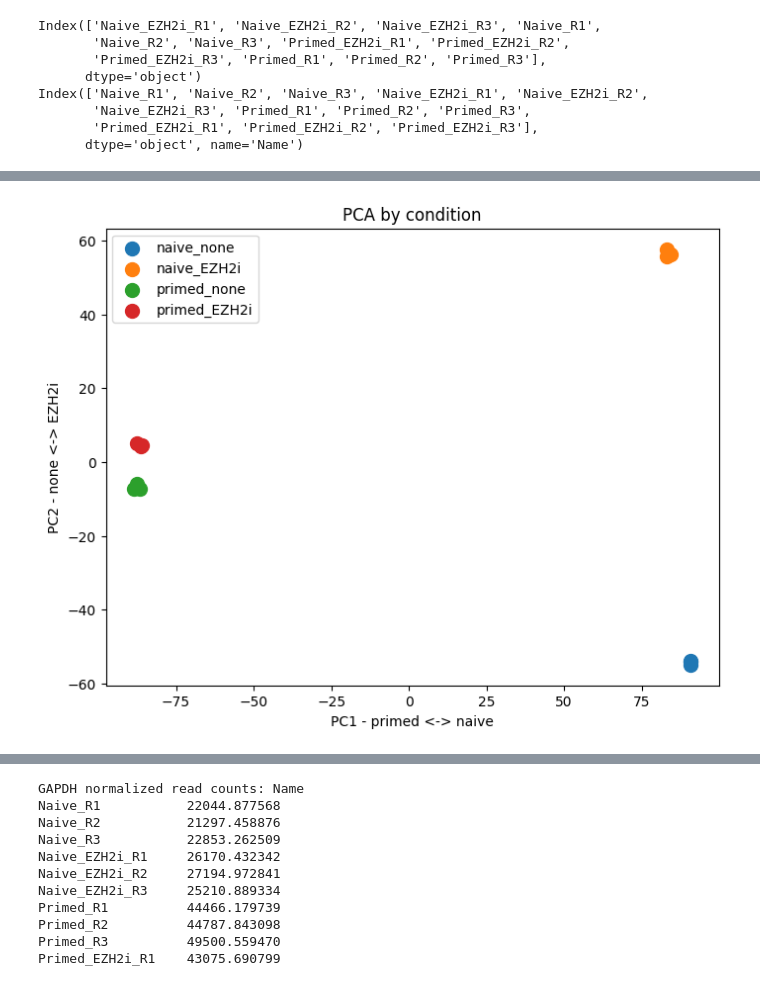
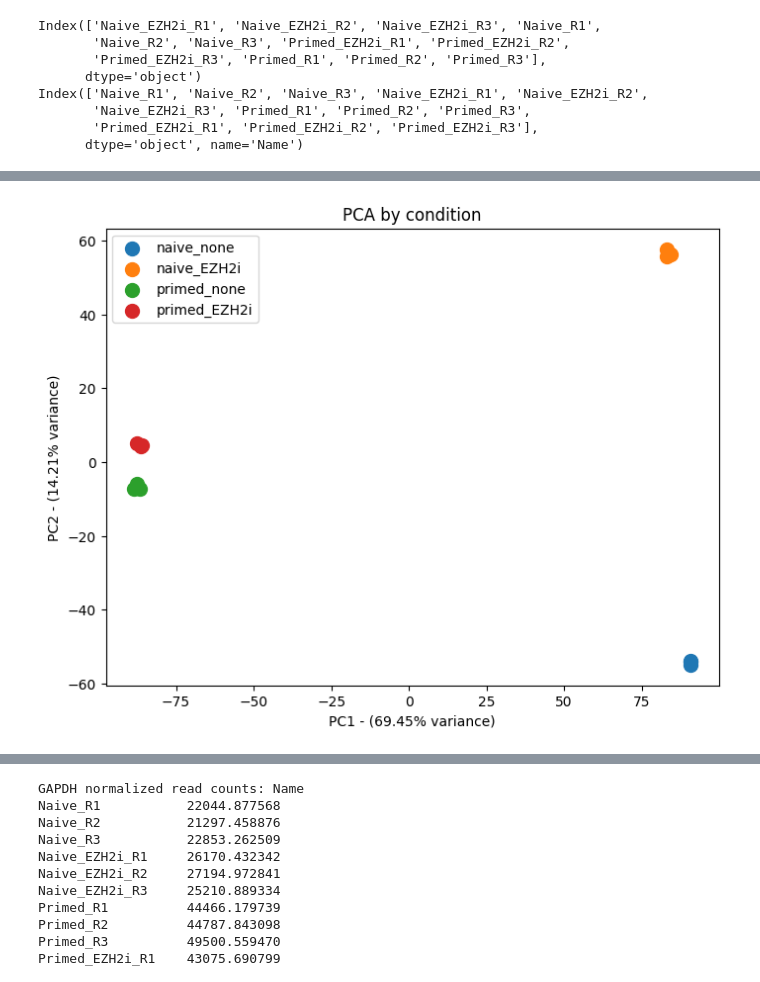
Before and after one commit to simonelsasser/SP1-01-Ex, a Jupyter notebook: Kumar_NCB/DEG-Kumar Solution.ipynb, the cells around one changed output, grey strips where cells are left out. Cells and saved outputs as stored; diff of their text form; code cells hidden in the pictures.

```diff
--- a/Kumar_NCB/DEG-Kumar Solution.ipynb
+++ b/Kumar_NCB/DEG-Kumar Solution.ipynb
@@ -372,27 +372,28 @@ Calculating cook's distance...
 Replacing 0 outlier genes.
 # %%
-
 #extract and log transform the normalized counts for PCA, it is stored in dds.layers["normed_counts"], a samples x genes matrix
 lnc = np.log1p(dds.layers["normed_counts"])  # samples x genes
 
 # Basic PCA with scikit-learn
 from importlib.metadata import metadata
 
 from sklearn.decomposition import PCA
 
 X = np.asarray(lnc)                         # make sure it's a numeric array
-pca = PCA(n_components=2).fit_transform(X)  # PCs across samples
+pca_model = PCA(n_components=2)
+pca = pca_model.fit_transform(X)  # PCs across samples
 
 # Plot, color by design, provide legend and labels of points
+# add the variability explained by the PCs in the axis labels
 plt.figure(figsize=(8, 6))
 for design in meta["design"].unique():
     mask = meta["design"] == design
     plt.scatter(pca[mask, 0], pca[mask, 1], label=design, marker="o", s=100)
 
-plt.xlabel("PC1 - primed <-> naive")
-plt.ylabel("PC2 - none <-> EZH2i")
+plt.xlabel(f"PC1 - ({pca_model.explained_variance_ratio_[0]:.2%} variance)")
+plt.ylabel(f"PC2 - ({pca_model.explained_variance_ratio_[1]:.2%} variance)")
 plt.title("PCA by condition")
 plt.legend()
 plt.show()
 # %% [output]
-[figure, old version]
+[figure, new version]
```
Also changed, not shown: parts of 19 cells of this notebook, 6 other files.
